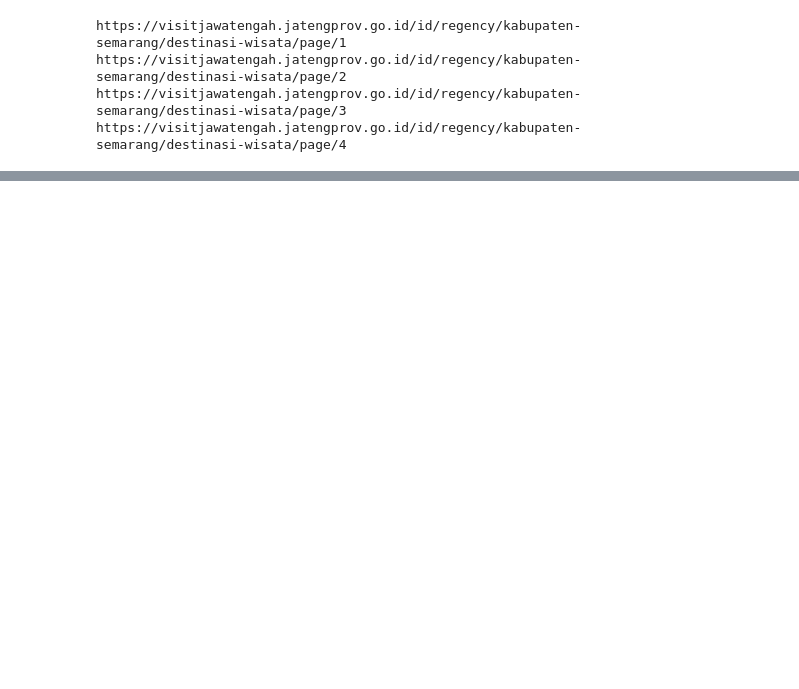
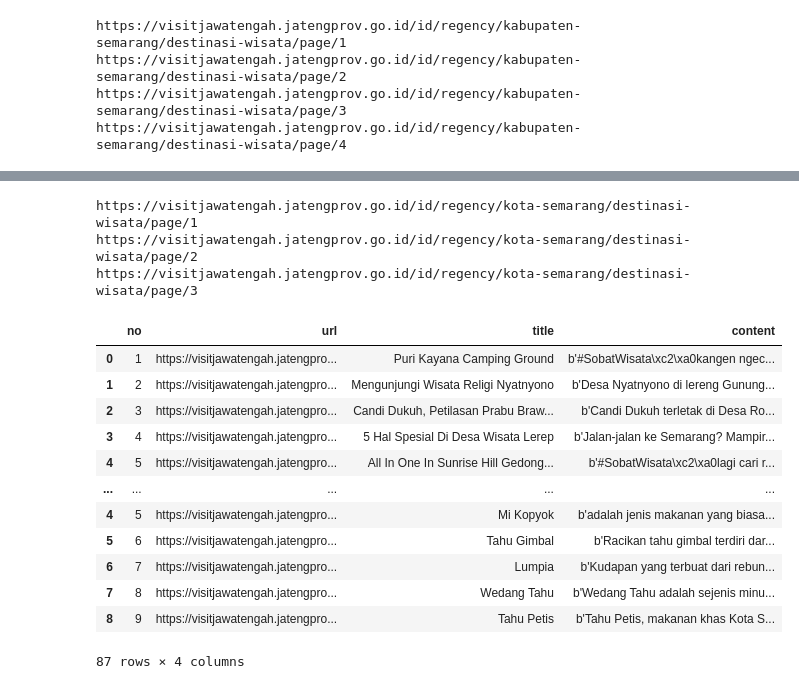
Before and after one commit to lenocahya/ir_wisata_semarang, a Jupyter notebook: crawl.ipynb, the cells around one changed output, grey strips where cells are left out. Cells and saved outputs as stored; diff of their text form; code cells hidden in the pictures; blank space fills up the shorter version.

```diff
--- a/crawl.ipynb
+++ b/crawl.ipynb
@@ -66,6 +120,7 @@ def crawl(url, num_page):
 # %%
 url = 'https://visitjawatengah.jatengprov.go.id/id/regency/kabupaten-semarang/destinasi-wisata/'
-crwl  = crawl(url, 4)
+wisata1 = crawl(url, 4)
+wisata1 = pd.DataFrame(wisata1)
 # %% [output]
 https://visitjawatengah.jatengprov.go.id/id/regency/kabupaten-semarang/destinasi-wisata/page/1
 https://visitjawatengah.jatengprov.go.id/id/regency/kabupaten-semarang/destinasi-wisata/page/2
@@ -83,0 +129,8 @@ crwl.head()
+# %%
+url = 'https://visitjawatengah.jatengprov.go.id/id/regency/kota-semarang/destinasi-wisata/'
+wisata2 = crawl(url, 3)
+wisata2 = pd.DataFrame(wisata2)
+# %% [output]
+https://visitjawatengah.jatengprov.go.id/id/regency/kota-semarang/destinasi-wisata/page/1
+https://visitjawatengah.jatengprov.go.id/id/regency/kota-semarang/destinasi-wisata/page/2
+https://visitjawatengah.jatengprov.go.id/id/regency/kota-semarang/destinasi-wisata/page/3
@@ -84,3 +141,19 @@ crwl.head()
+# %%
+crwl.head(None)
+# %% [output]
+|  | no | url | title | content |
+| 0 | 1 | https://visitjawatengah.jatengpro... | Puri Kayana Camping Ground | b'#SobatWisata\xc2\xa0kangen ngec... |
+| 1 | 2 | https://visitjawatengah.jatengpro... | Mengunjungi Wisata Religi Nyatnyono | b'Desa Nyatnyono di lereng Gunung... |
+| 2 | 3 | https://visitjawatengah.jatengpro... | Candi Dukuh, Petilasan Prabu Braw... | b'Candi Dukuh terletak di Desa Ro... |
+| 3 | 4 | https://visitjawatengah.jatengpro... | 5 Hal Spesial Di Desa Wisata Lerep | b'Jalan-jalan ke Semarang? Mampir... |
+| 4 | 5 | https://visitjawatengah.jatengpro... | All In One In Sunrise Hill Gedong... | b'#SobatWisata\xc2\xa0lagi cari r... |
+| ... | ... | ... | ... | ... |
+| 4 | 5 | https://visitjawatengah.jatengpro... | Mi Kopyok | b'adalah jenis makanan yang biasa... |
+| 5 | 6 | https://visitjawatengah.jatengpro... | Tahu Gimbal | b'Racikan tahu gimbal terdiri dar... |
+| 6 | 7 | https://visitjawatengah.jatengpro... | Lumpia | b'Kudapan yang terbuat dari rebun... |
+| 7 | 8 | https://visitjawatengah.jatengpro... | Wedang Tahu | b'Wedang Tahu adalah sejenis minu... |
+| 8 | 9 | https://visitjawatengah.jatengpro... | Tahu Petis | b'Tahu Petis, makanan khas Kota S... |
+87 rows × 4 columns
 # %%
 crwl.info()
 # %% [output]
```
Also changed, not shown: parts of 18 cells of this notebook.
